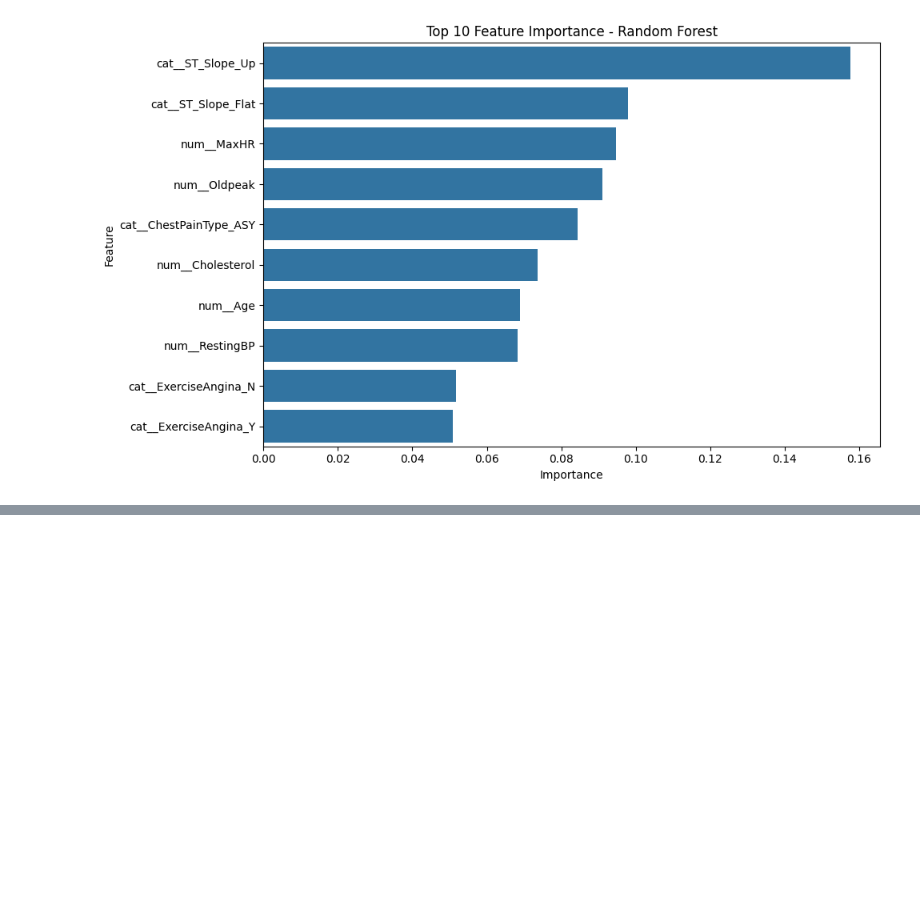
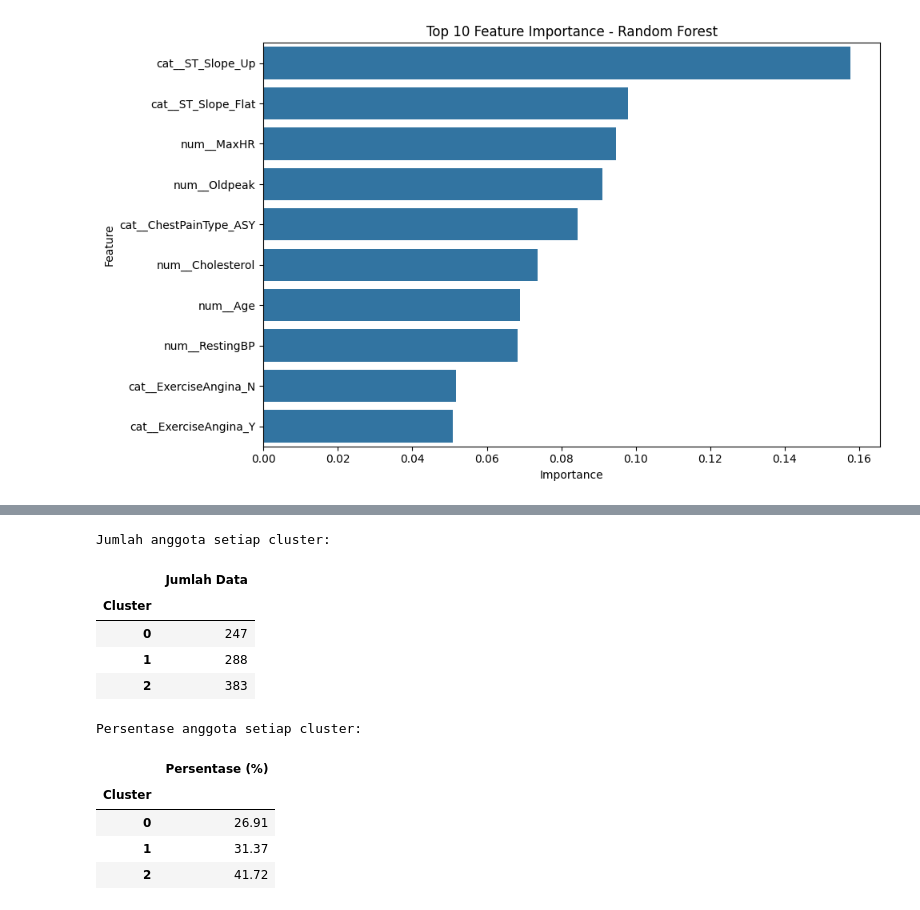
Before and after one commit to helenajemima/Kel1-Tugas-P6-Machine-Learning-2026-2027, a Jupyter notebook: Heart_Disease_Machine_Learning.ipynb, the cells around one changed output, grey strips where cells are left out. Cells and saved outputs as stored; diff of their text form; code cells hidden in the pictures; blank space fills up the shorter version.

```diff
--- a/Heart_Disease_Machine_Learning.ipynb
+++ b/Heart_Disease_Machine_Learning.ipynb
@@ -653,0 +713,31 @@ Feature Importance:
+# %%
+cluster_distribution = (
+    pd.Series(cluster_labels, name="Cluster")
+    .value_counts()
+    .sort_index()
+)
+
+print("Jumlah anggota setiap cluster:")
+
+display(cluster_distribution.to_frame("Jumlah Data"))
+
+print("\nPersentase anggota setiap cluster:")
+
+display(
+    (cluster_distribution / len(cluster_labels) * 100)
+    .round(2)
+    .to_frame("Persentase (%)")
+)
+# %% [output]
+Jumlah anggota setiap cluster:
+|  | Jumlah Data |
+| Cluster |  |
+| 0 | 247 |
+| 1 | 288 |
+| 2 | 383 |
+Persentase anggota setiap cluster:
+|  | Persentase (%) |
+| Cluster |  |
+| 0 | 26.91 |
+| 1 | 31.37 |
+| 2 | 41.72 |
```
Also changed, not shown: parts of 6 cells of this notebook.
